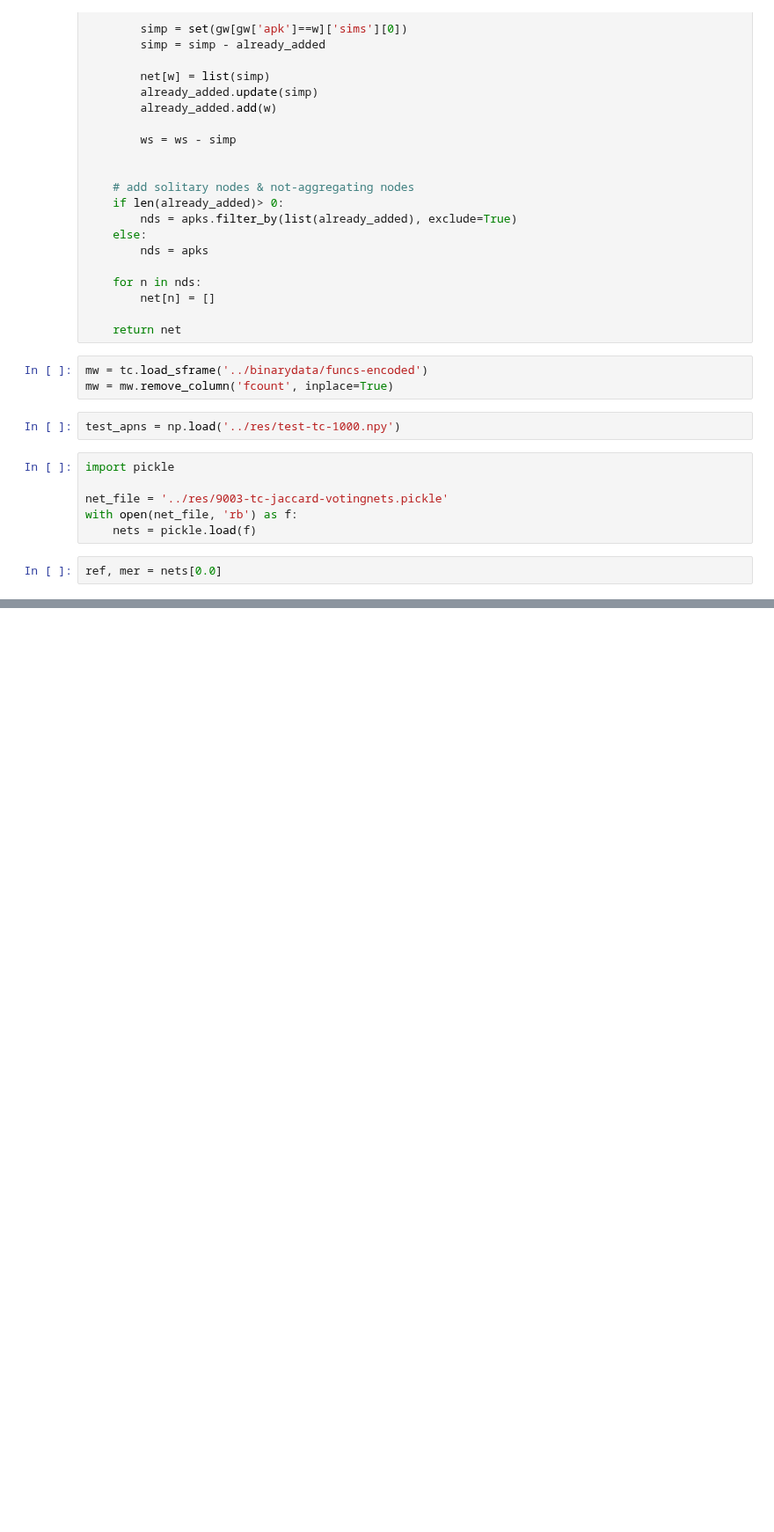
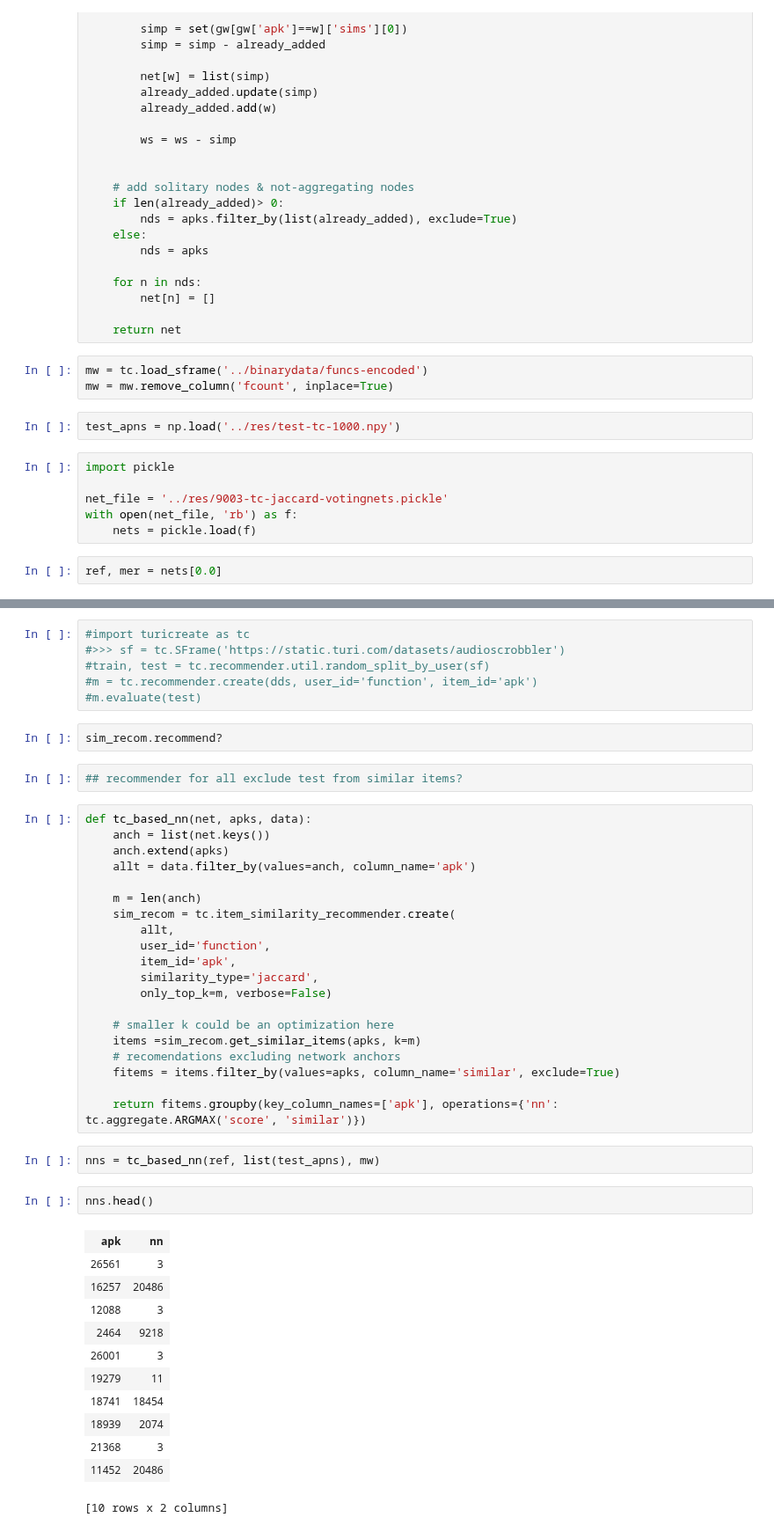
Before and after one commit to jrybicki-jsc/smms, a Jupyter notebook: graphla/netprediction.ipynb, the cells around one changed output, grey strips where cells are left out. Shown at 88% size. Drawn from its saved outputs; the diff is of its cells as text; blank space fills up the shorter version.

```diff
--- a/graphla/netprediction.ipynb
+++ b/graphla/netprediction.ipynb
@@ -93,0 +234,47 @@ Rows: 18516
+# %%
+#import turicreate as tc
+#>>> sf = tc.SFrame('https://static.turi.com/datasets/audioscrobbler')
+#train, test = tc.recommender.util.random_split_by_user(sf)
+#m = tc.recommender.create(dds, user_id='function', item_id='apk')
+#m.evaluate(test)
+# %%
+sim_recom.recommend?
+# %%
+## recommender for all exclude test from similar items?
+# %%
+def tc_based_nn(net, apks, data):
+    anch = list(net.keys())
+    anch.extend(apks)
+    allt = data.filter_by(values=anch, column_name='apk')
+
+    m = len(anch)
+    sim_recom = tc.item_similarity_recommender.create(
+        allt,
+        user_id='function',
+        item_id='apk',
+        similarity_type='jaccard',
+        only_top_k=m, verbose=False)
+
+    # smaller k could be an optimization here
+    items =sim_recom.get_similar_items(apks, k=m)
+    # recomendations excluding network anchors
+    fitems = items.filter_by(values=apks, column_name='similar', exclude=True)
+
+    return fitems.groupby(key_column_names=['apk'], operations={'nn': tc.aggregate.ARGMAX('score', 'similar')})
+# %%
+nns = tc_based_nn(ref, list(test_apns), mw)
+# %%
+nns.head()
+# %% [output]
+| apk | nn |
+| 26561 | 3 |
+| 16257 | 20486 |
+| 12088 | 3 |
+| 2464 | 9218 |
+| 26001 | 3 |
+| 19279 | 11 |
+| 18741 | 18454 |
+| 18939 | 2074 |
+| 21368 | 3 |
+| 11452 | 20486 |
+[10 rows x 2 columns]
```
Also changed, not shown: parts of 34 cells of this notebook, 1 other file.
